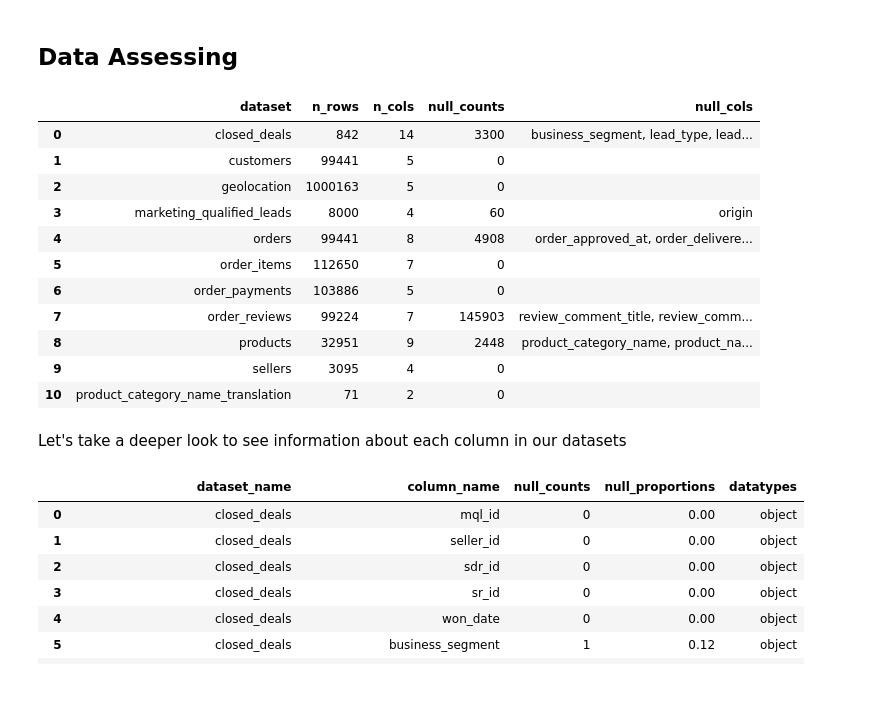
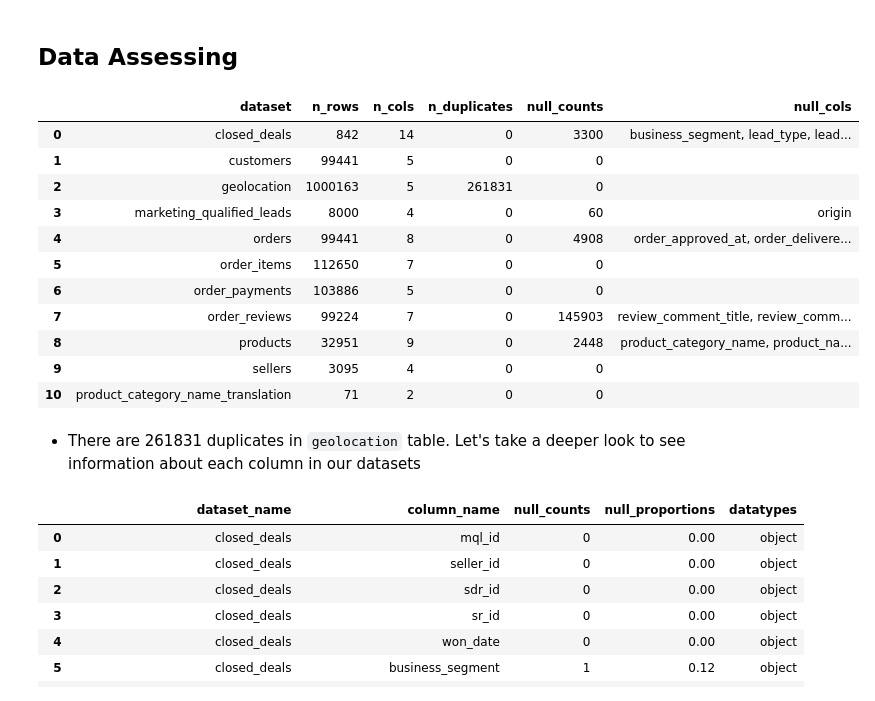
Before and after one commit to MohammadGhanaym/Data-Analysis-Projects, a Jupyter notebook: Analyze E-commerce dataset by Olist/Analysis.ipynb, the cells around one changed output. Saved outputs shown, nothing was run; the diff lists cells and outputs as text; code cells hidden in the pictures.

Commit message:
Cleaned Data and started EDA up to orders trends

```diff
--- a/Analyze E-commerce dataset by Olist/Analysis.ipynb
+++ b/Analyze E-commerce dataset by Olist/Analysis.ipynb
@@ -212,25 +221,27 @@ fileNames
 # %%
 datasets_info = pd.DataFrame()
 datasets_info['dataset'] = fileNames
 datasets_info['n_rows'] = [datasets[fileName].shape[0] for fileName in fileNames]
 datasets_info['n_cols'] = [datasets[fileName].shape[1] for fileName in fileNames]
+datasets_info['n_duplicates'] = [datasets[fileName].duplicated().sum() for fileName in fileNames]
 datasets_info['null_counts'] = [datasets[fileName].isnull().sum().sum() for fileName in fileNames]
 datasets_info['null_cols'] = [', '.join([col for col, null in datasets[fileName].isnull().sum().items() if null > 0]) for fileName in fileNames]
 datasets_info.style.background_gradient()
 # %% [output]
-|  | dataset | n_rows | n_cols | null_counts | null_cols |
-| 0 | closed_deals | 842 | 14 | 3300 | business_segment, lead_type, lead... |
-| 1 | customers | 99441 | 5 | 0 |  |
-| 2 | geolocation | 1000163 | 5 | 0 |  |
-| 3 | marketing_qualified_leads | 8000 | 4 | 60 | origin |
-| 4 | orders | 99441 | 8 | 4908 | order_approved_at, order_delivere... |
-| 5 | order_items | 112650 | 7 | 0 |  |
-| 6 | order_payments | 103886 | 5 | 0 |  |
-| 7 | order_reviews | 99224 | 7 | 145903 | review_comment_title, review_comm... |
-| 8 | products | 32951 | 9 | 2448 | product_category_name, product_na... |
-| 9 | sellers | 3095 | 4 | 0 |  |
-| 10 | product_category_name_translation | 71 | 2 | 0 |  |
+|  | dataset | n_rows | n_cols | n_duplicates | null_counts | null_cols |
+| 0 | closed_deals | 842 | 14 | 0 | 3300 | business_segment, lead_type, lead... |
+| 1 | customers | 99441 | 5 | 0 | 0 |  |
+| 2 | geolocation | 1000163 | 5 | 261831 | 0 |  |
+| 3 | marketing_qualified_leads | 8000 | 4 | 0 | 60 | origin |
+| 4 | orders | 99441 | 8 | 0 | 4908 | order_approved_at, order_delivere... |
+| 5 | order_items | 112650 | 7 | 0 | 0 |  |
+| 6 | order_payments | 103886 | 5 | 0 | 0 |  |
+| 7 | order_reviews | 99224 | 7 | 0 | 145903 | review_comment_title, review_comm... |
+| 8 | products | 32951 | 9 | 0 | 2448 | product_category_name, product_na... |
+| 9 | sellers | 3095 | 4 | 0 | 0 |  |
+| 10 | product_category_name_translation | 71 | 2 | 0 | 0 |  |
 # %% [markdown]
+- There are 261831 duplicates in `geolocation` table.
 Let's take a deeper look to see information about each column in our datasets
 # %%
 datasets_overview = pd.DataFrame(columns=['dataset_name', 'column_name', 'null_counts', 'null_proportions', 'datatypes'])
```
Also changed, not shown: parts of 28 cells of this notebook.
